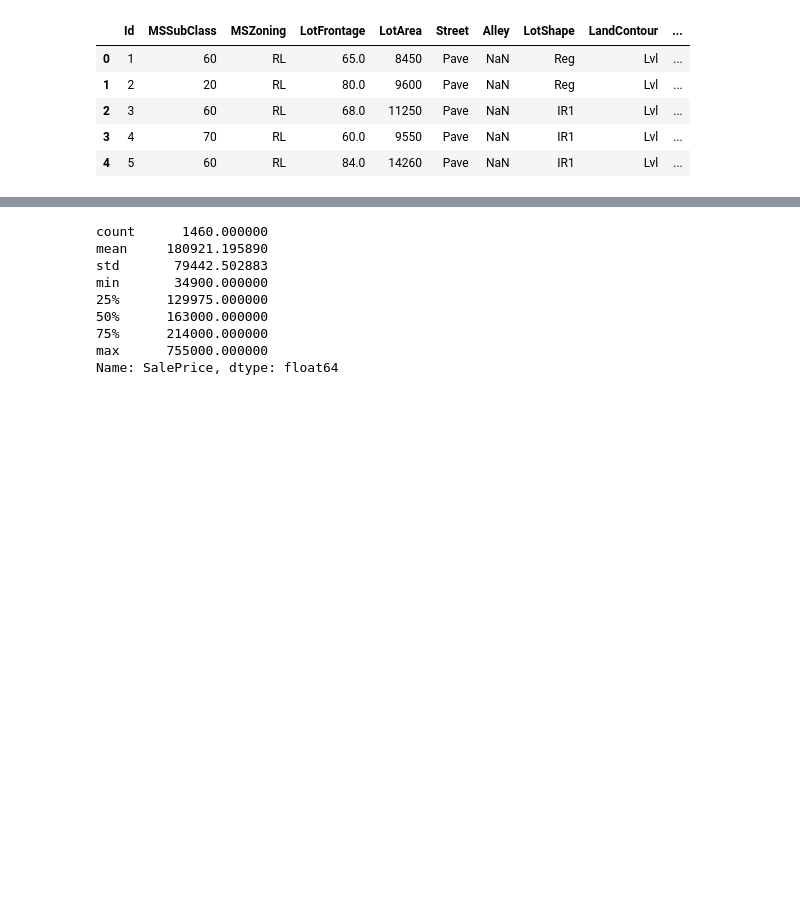
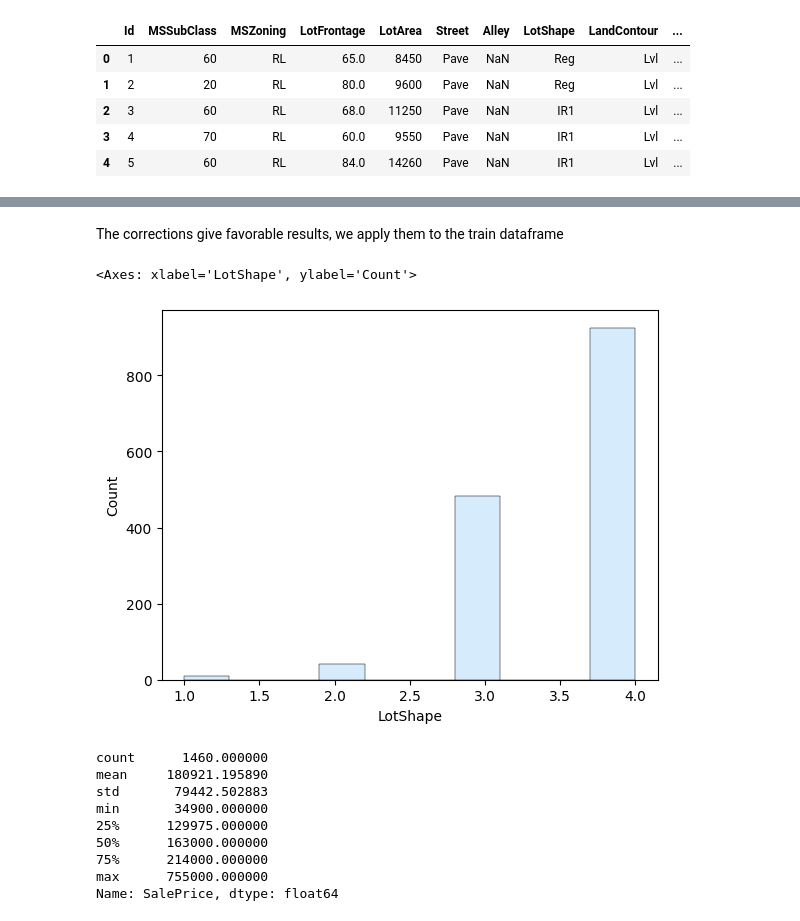
Before and after one commit to Kirill-101/CStat2026_project, a Jupyter notebook: project_STUDENTID.ipynb, the cells around one changed output, grey strips where cells are left out. Saved outputs shown, nothing was run; the diff lists cells and outputs as text; code cells hidden in the pictures; blank space fills up the shorter version.

```diff
--- a/project_STUDENTID.ipynb
+++ b/project_STUDENTID.ipynb
@@ -45,0 +173,2 @@ Test set: 1459 rows, 80 columns
+# %% [markdown]
+The corrections give favorable results, we apply them to the train dataframe
@@ -46,3 +187,8 @@ Test set: 1459 rows, 80 columns
+# %%
+sns.histplot(train['LotShape'], kde=False, bins=10, color='#c9e6fd', edgecolor='black', linewidth=0.35)
+# %% [output]
+<Axes: xlabel='LotShape', ylabel='Count'>
+[figure, added]
 # %%
 # Explore the target variable
 print(train['SalePrice'].describe())
```
Also changed, not shown: parts of 33 cells of this notebook, 1 other file.
